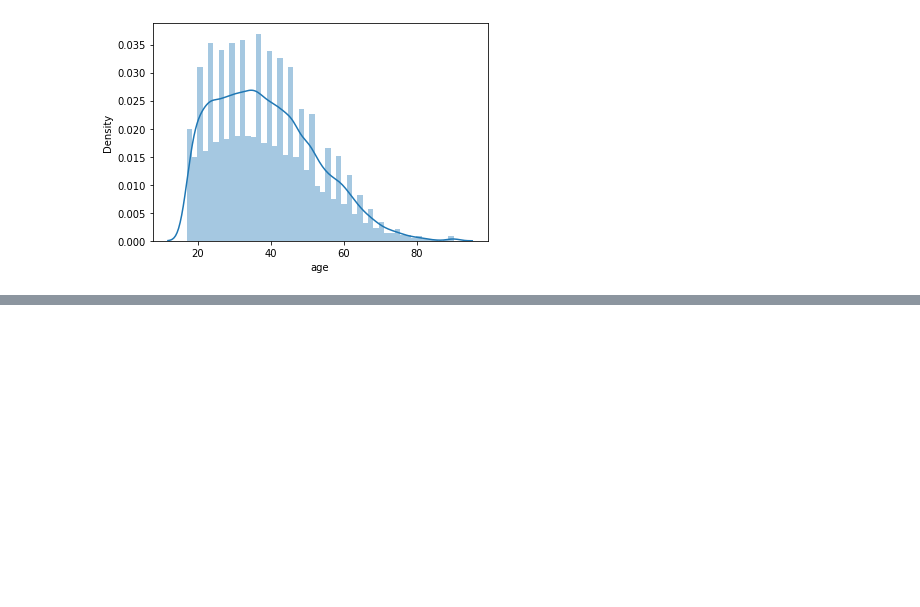
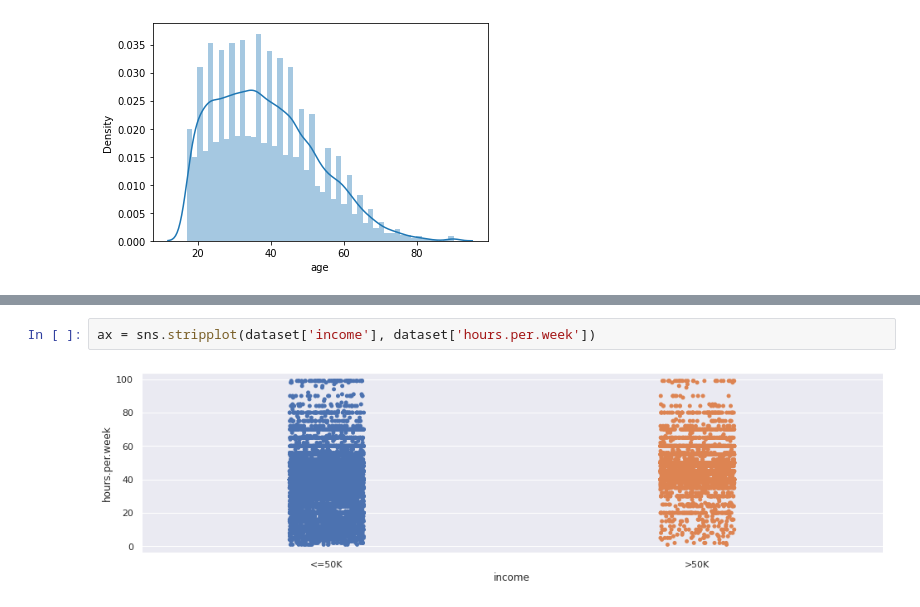
Before and after one commit to AmbaliAnjane/DataScientist-Analyst_projects, a Jupyter notebook: uci_census_data.ipynb, the cells around one changed output, grey strips where cells are left out. Saved outputs shown, nothing was run; the diff lists cells and outputs as text; blank space fills up the shorter version.

```diff
--- a/uci_census_data.ipynb
+++ b/uci_census_data.ipynb
@@ -120,0 +198,4 @@ sns.distplot(dataset['age'],kde=True) #univariat analysis
+# %%
+ax = sns.stripplot(dataset['income'], dataset['hours.per.week'])
+# %% [output]
+[figure, added]
```
Also changed, not shown: parts of 21 cells of this notebook.
